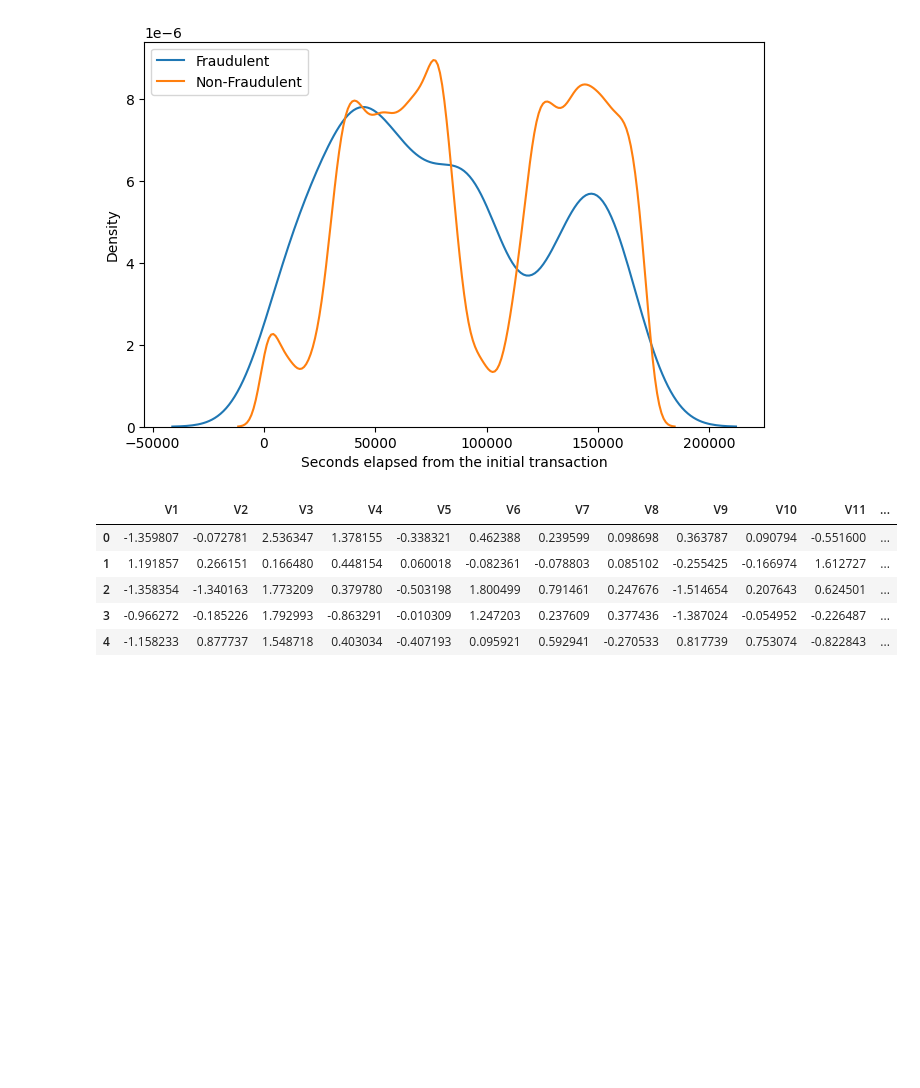
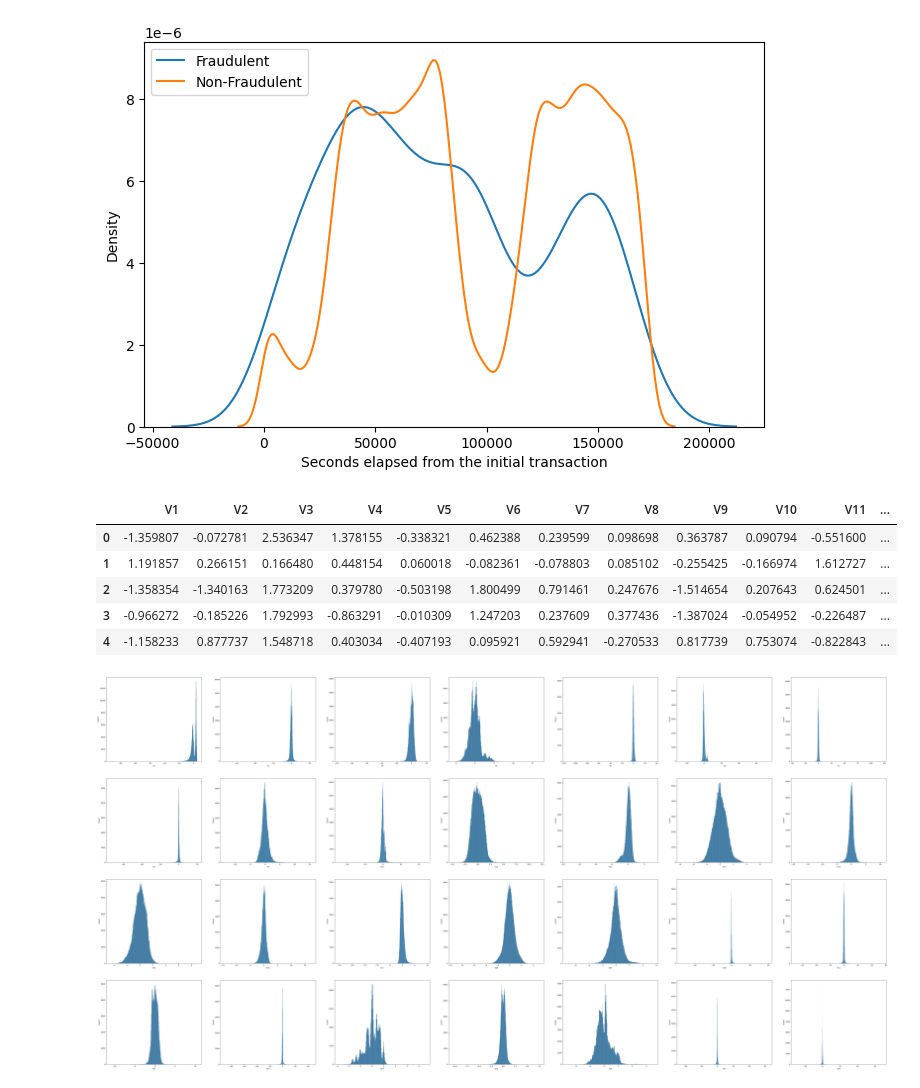
Before and after one commit to devboy02/cc-fraud, a Jupyter notebook: main.ipynb, the cells around one changed output. Cells and saved outputs as stored; diff of their text form; code cells hidden in the pictures; blank space fills up the shorter version.

```diff
--- a/main.ipynb
+++ b/main.ipynb
@@ -102,16 +102,18 @@ df.head()
 # %%
 features = df.copy()
 features = df.iloc[:, :-3]
 col = features.columns.values
 count = 0
 
-fig, axs = plt.subplots(4, 7)
-fig.set_figwidth(80)
-fig.set_figheight(40)
+fig, axs = plt.subplots(4, 7, figsize = (80, 40))
+# fig.set_figwidth(80)
+# fig.set_figheight(40)
 
 for i in range(4) :
     for j in range(7) :
         sns.histplot(features[col[count]], ax = axs[i, j])
         count += 1
 
 del features
+# %% [output]
+[figure, added]
```
Also changed, not shown: parts of 6 cells of this notebook.
